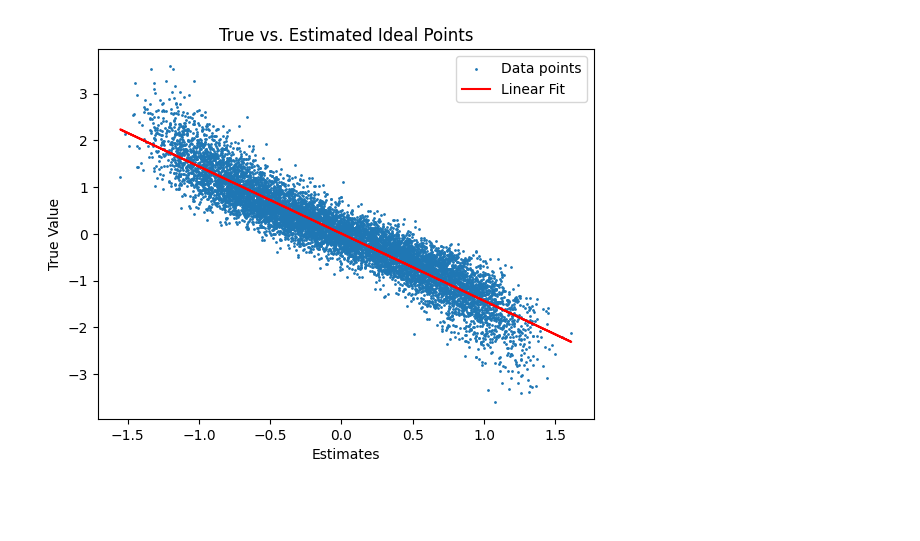
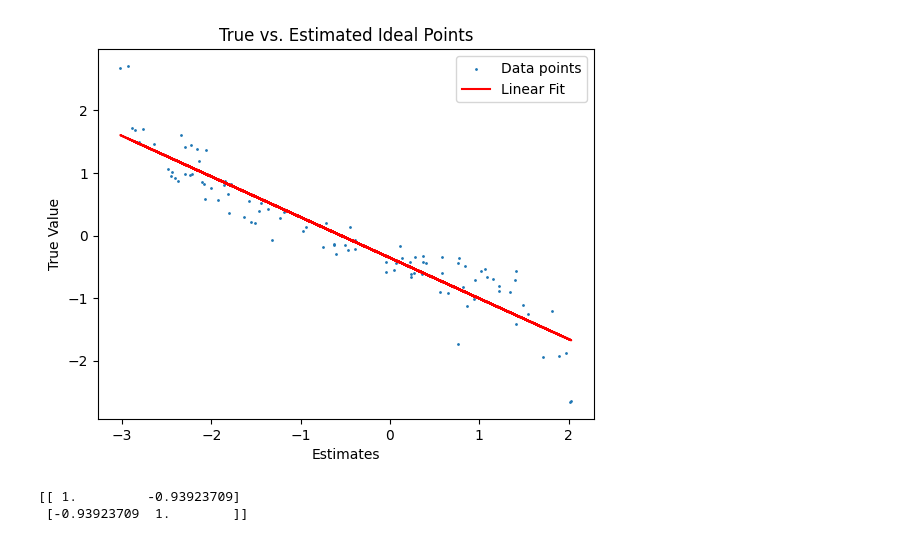
Before and after one commit to PinchOfData/neural_ideal_point_models, a Jupyter notebook: notebooks/simulations_multimodal.ipynb, the cells around one changed output. Cells and saved outputs as stored; diff of their text form; code cells hidden in the pictures; blank space fills up the shorter version.

```diff
--- a/notebooks/simulations_multimodal.ipynb
+++ b/notebooks/simulations_multimodal.ipynb
@@ -7,9 +7,9 @@ from tqdm import tqdm
 
 # Define the number of politicians and the dimensionality of the ideal points
 dim_ideal_points = 1
-num_politicians = 10000
-num_bills = 100
-doc_length = 1000
+num_politicians = 100
+num_bills = 1000
+doc_length = 10
 vocab_size = 500
 num_survey_questions = 100
 
@@ -134,15 +176,17 @@ train_data = IdealPointNNDataset(
     data,
     ideology = "~ cov0 + cov1"
 )
-train_data.add_modality(modality = 'text')
+#train_data.add_modality(
+#    modality = 'text'
+#)
 train_data.add_modality(
     modality = 'vote',
     columns = ['vote_{}'.format(i+1) for i in range(num_bills)]
 )
-train_data.add_modality(
-    modality = 'discrete_choice',
-    columns = ['Q_{}'.format(i+1) for i in range(num_survey_questions)]
-)
+#train_data.add_modality(
+#    modality = 'discrete_choice',
+#    columns = ['Q_{}'.format(i+1) for i in range(num_survey_questions)]
+#)
 # %%
 train_data.modalities
 # %% [output]
@@ -153,12 +197,13 @@ train_datasets = [train_data]
 m = IdealPointNN(
     train_datasets,
     n_dims=dim_ideal_points,
-    update_prior=True,
+    update_prior=False,
     log_every_n_epochs = 1,
     dropout = 0,
     w_prior = 1,
-    print_every_n_batches=1000,
+    batch_size = 500,
     learning_rate=1e-3,
-    patience=1
+    patience=3,
+    seed = 10
 )
 # %% [output]
@@ -174,23 +227,28 @@ Early stopping at Epoch 2. Reverting to Epoch 1
 # %%
 import numpy as np
 import matplotlib.pyplot as plt
 
-doc_dims = m.get_ideal_points(train_datasets, modality='discrete_choice')
+doc_dims = m.get_ideal_points(train_datasets)
 
 x = doc_dims
 y = ideal_points
 
 plt.scatter(x, y, label='Data points', s=1)
 coefficients = np.polyfit(x.flatten(), y.flatten(), 1)
 fit = np.poly1d(coefficients)
 plt.plot(x, fit(x), color='red', label='Linear Fit')
 plt.xlabel('Estimates')
 plt.ylabel('True Value')
 plt.title('True vs. Estimated Ideal Points')
 plt.legend()
 plt.show()
 # %% [output]
-[figure, old version]
+[figure, new version]
+# %%
+print(np.corrcoef(x[:,0],y[:,0]))
+# %% [output]
+[[ 1.         -0.93923709]
+ [-0.93923709  1.        ]]
 # %%
 import numpy as np
 import matplotlib.pyplot as plt
```
Also changed, not shown: parts of 7 cells of this notebook, 3 other files.
